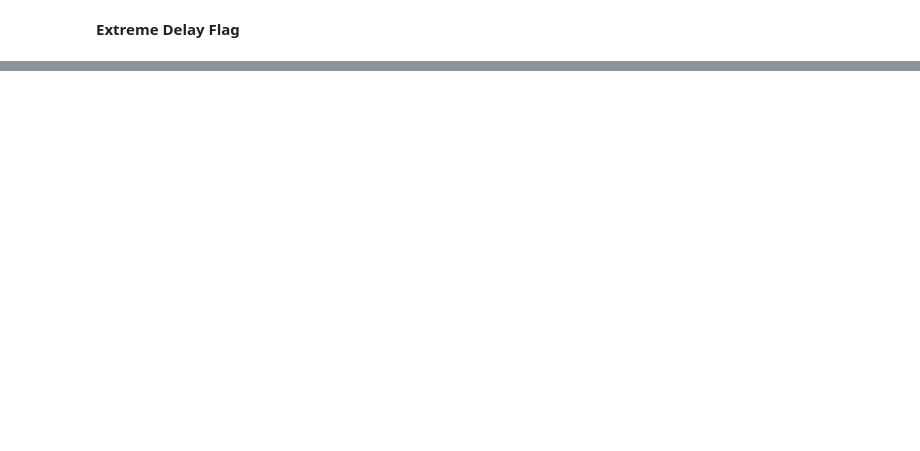
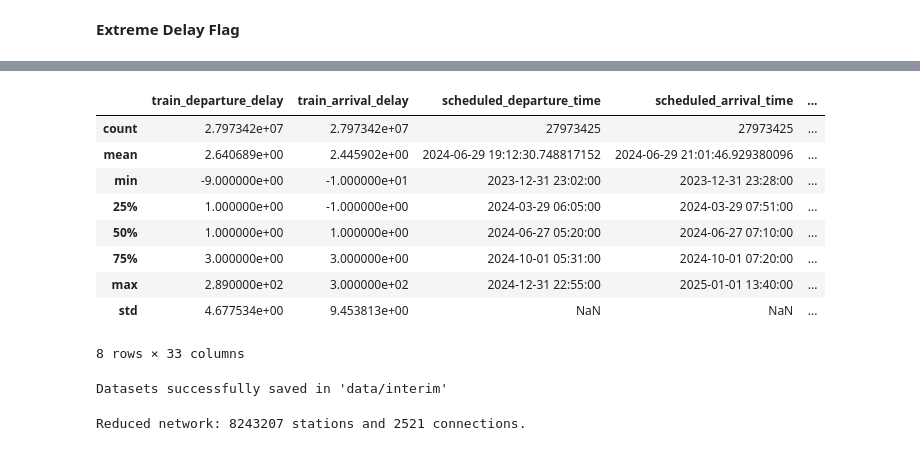
Before and after one commit to npinto97/graph-enhanced-train-delay-prediction, a Jupyter notebook: 3_feature_engineering.ipynb, the cells around one changed output, grey strips where cells are left out. Saved outputs shown, nothing was run; the diff lists cells and outputs as text; code cells hidden in the pictures; blank space fills up the shorter version.

```diff
--- a/3_feature_engineering.ipynb
+++ b/3_feature_engineering.ipynb
@@ -368 +475,25 @@ for _, row in df.iterrows():
+# %%
+# Ensure all edge weights are non-negative
+min_delay = min([data["weight"] for _, _, data in G.edges(data=True)])
+for u, v, data in G.edges(data=True):
+    data["weight"] = (data["weight"] - min_delay) + 1  # Shift to be >= 1
+
+# Remove self-loops
+G.remove_edges_from(nx.selfloop_edges(G))
+
+# Compute PageRank on each connected component
+pagerank = {}
+for component in nx.weakly_connected_components(G):
+    subgraph = G.subgraph(component)
+    pr = nx.pagerank(subgraph, alpha=0.85, max_iter=1000)
+    pagerank.update(pr)
+
+df["pagerank"] = df["stop_name"].map(pagerank)
+df["pagerank"] /= df["pagerank"].max()  # Normalize
+# %%
+# Betweenness Centrality (how often a station is used as a transit point)
+betweenness_centrality = nx.betweenness_centrality(G, weight="weight")
+
+df["betweenness_centrality"] = df["stop_name"].map(betweenness_centrality)
+df["betweenness_centrality"] /= df["betweenness_centrality"].max()
 # %%
@@ -389,12 +505 @@ df["pagerank"] /= df["pagerank"].max()
 df["shortest_path_to_hub"] /= df["shortest_path_to_hub"].max()
-# %%
-# =====================================================
-# 📌 5. OPTIONAL: WEATHER DATA INTEGRATION
-# =====================================================
-
-try:
-    weather_df = pd.read_csv("data/external/weather_data.csv", parse_dates=["date"])
-    df = df.merge(weather_df, on=["date", "stop_name"], how="left")
-    print("✅ Weather data successfully merged!")
-except FileNotFoundError:
-    print("⚠️ Weather data file not found. Skipping integration.")
@@ -400,0 +516,19 @@ except FileNotFoundError:
+# %%
+df.describe()
+# %% [output]
+|  | train_departure_delay | train_arrival_delay | scheduled_departure_time | scheduled_arrival_time | ... |
+| count | 2.797342e+07 | 2.797342e+07 | 27973425 | 27973425 | ... |
+| mean | 2.640689e+00 | 2.445902e+00 | 2024-06-29 19:12:30.748817152 | 2024-06-29 21:01:46.929380096 | ... |
+| min | -9.000000e+00 | -1.000000e+01 | 2023-12-31 23:02:00 | 2023-12-31 23:28:00 | ... |
+| 25% | 1.000000e+00 | -1.000000e+00 | 2024-03-29 06:05:00 | 2024-03-29 07:51:00 | ... |
+| 50% | 1.000000e+00 | 1.000000e+00 | 2024-06-27 05:20:00 | 2024-06-27 07:10:00 | ... |
+| 75% | 3.000000e+00 | 3.000000e+00 | 2024-10-01 05:31:00 | 2024-10-01 07:20:00 | ... |
+| max | 2.890000e+02 | 3.000000e+02 | 2024-12-31 22:55:00 | 2025-01-01 13:40:00 | ... |
+| std | 4.677534e+00 | 9.453813e+00 | NaN | NaN | ... |
+8 rows × 33 columns
+# %%
+df.to_parquet(PROCESSED_PATH / "train_data_fe_kg.parquet", index=False)
+
+print("Datasets successfully saved in 'data/interim'")
+# %% [output]
+Datasets successfully saved in 'data/interim'
@@ -400,0 +537,18 @@ except FileNotFoundError:
+# %%
+import folium
+
+# Keep only the top 30% most connected stations
+high_traffic_threshold = df["degree_centrality"].quantile(0.70)
+df_filtered = df[df["degree_centrality"] >= high_traffic_threshold]
+
+df_filtered = df_filtered.dropna(subset=["latitude", "longitude"])
+
+# Reduce edges: only keep connections between high-traffic stations
+filtered_edges = []
+for dep_station, arr_station in G.edges():
+    if dep_station in df_filtered["stop_name"].values and arr_station in df_filtered["stop_name"].values:
+        filtered_edges.append((dep_station, arr_station))
+
+print(f"Reduced network: {len(df_filtered)} stations and {len(filtered_edges)} connections.")
+# %% [output]
+Reduced network: 8243207 stations and 2521 connections.
```
Also changed, not shown: parts of 39 cells of this notebook.
